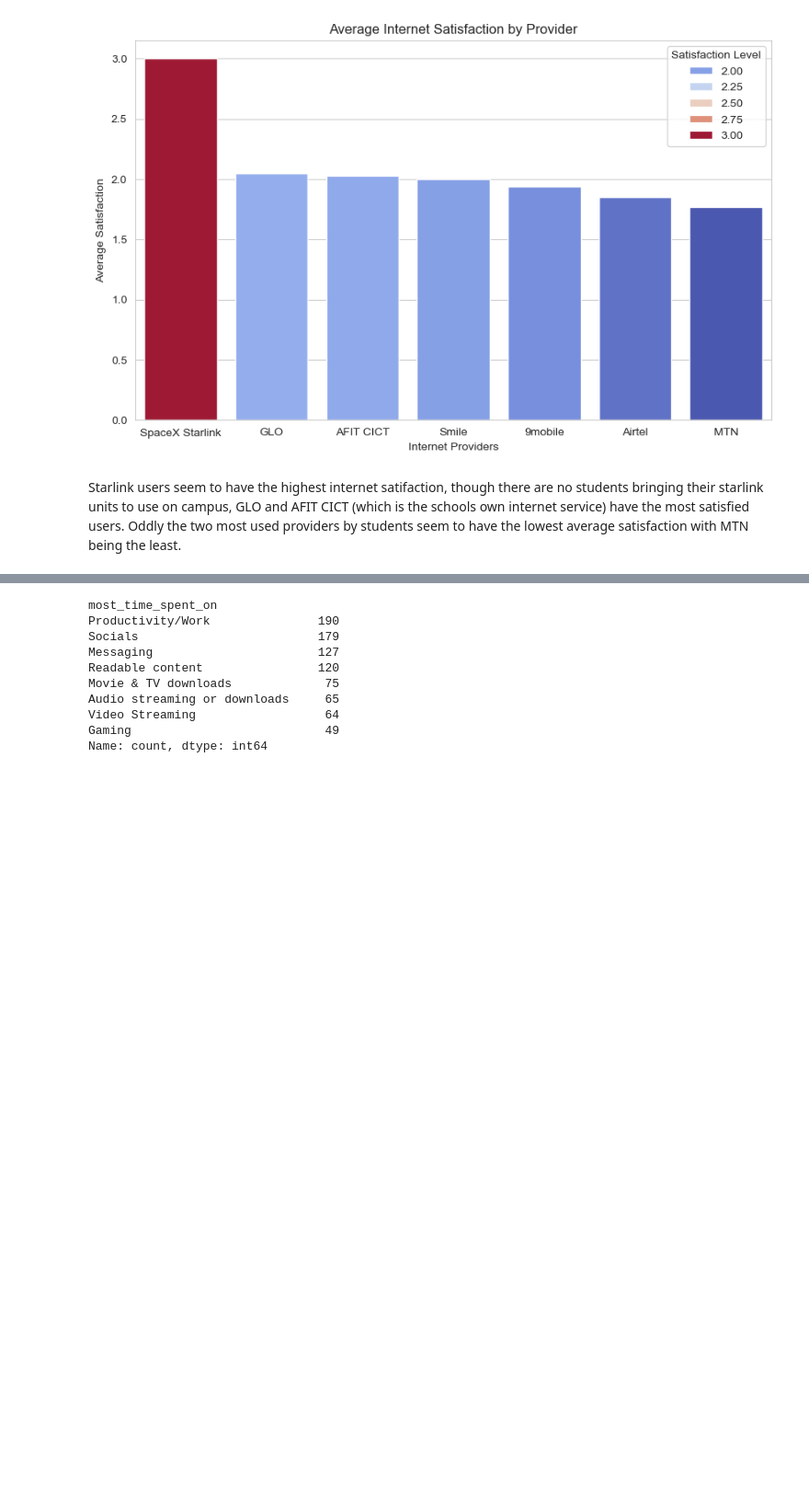
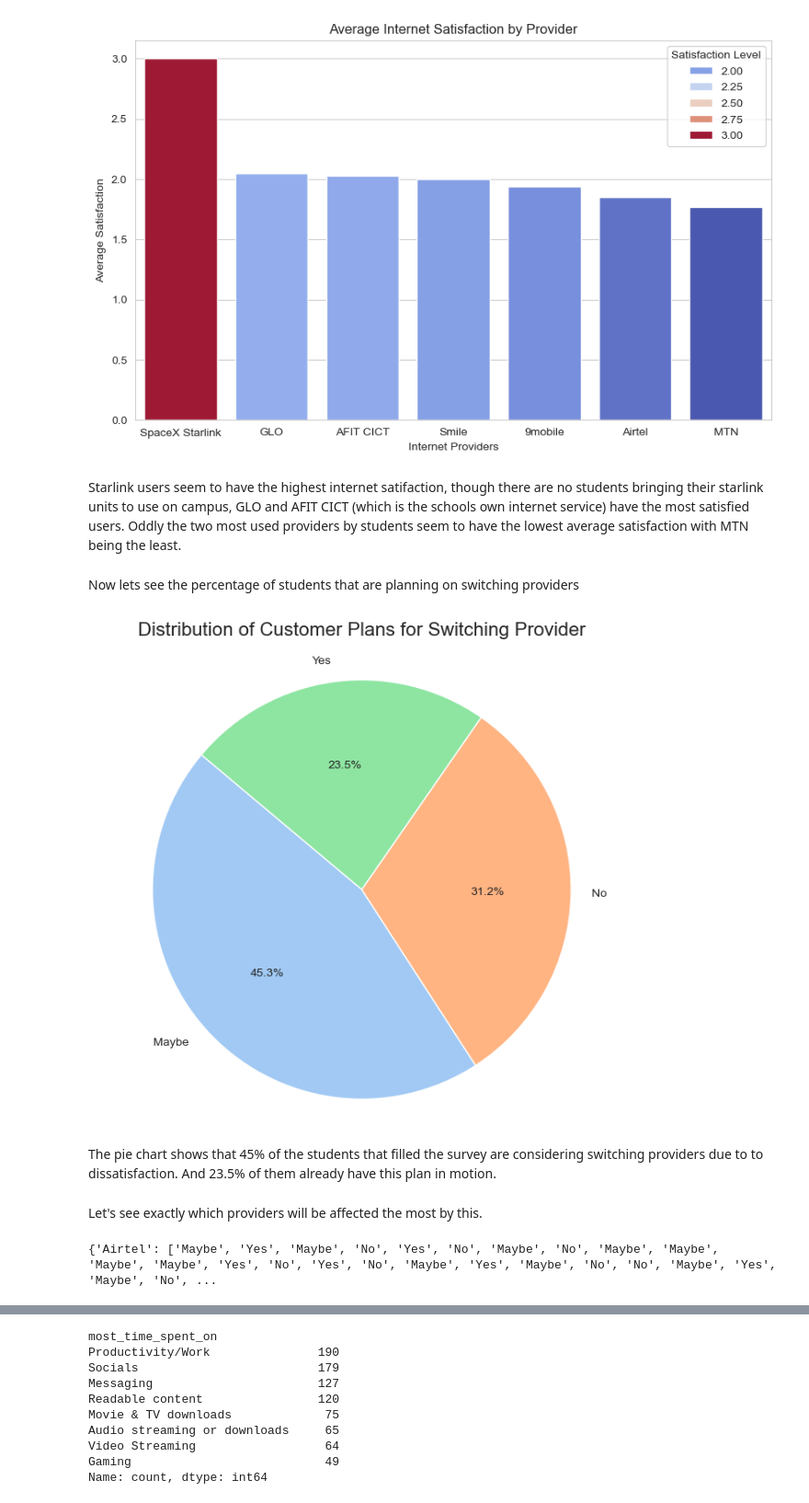
Before and after one commit to kingksjo/internet-survey, a Jupyter notebook: internet-survey.ipynb, the cells around one changed output, grey strips where cells are left out. Shown: that part at 92% size. Saved outputs shown, nothing was run; the diff lists cells and outputs as text; code cells hidden in the pictures; blank space fills up the shorter version.

Commit message:
Analyzed provider churn

```diff
--- a/internet-survey.ipynb
+++ b/internet-survey.ipynb
@@ -171,3 +171,33 @@ plt.show()
 # %% [markdown]
 Starlink users seem to have the highest internet satifaction, though there are no students bringing their starlink units to use on campus, GLO and AFIT CICT (which is the schools own internet service) have the most satisfied users.
 Oddly the two most used providers by students seem to have the lowest average satisfaction with MTN being the least.
+# %% [markdown]
+Now lets see the percentage of students that are planning on switching providers
+# %%
+plan_to_switch_provider = data["planning_to_switch_provider"].value_counts()
+
+plt.figure(figsize=(8, 7))
+plt.pie(plan_to_switch_provider, labels=plan_to_switch_provider.index, autopct='%1.1f%%', startangle=140, colors=sns.color_palette("pastel"))
+plt.title('Distribution of Customer Plans for Switching Provider', fontsize=16, pad=20)
+plt.axis('equal')  # Equal aspect ratio ensures that pie is drawn as a circle.
+plt.show()
+# %% [output]
+[figure, added]
+# %% [markdown]
+The pie chart shows that 45% of the students that filled the survey are considering switching providers due to to dissatisfaction. And 23.5% of them already have this plan in motion.
+# %% [markdown]
+Let's see exactly which providers will be affected the most by this.
+# %%
+provider_churn = {provider: [] for provider in all_providers}
+
+# Iterate through the dataframe to extract churn status for each provider
+for i, row in data.iterrows():
+    providers = [p.strip() for p in row["primary_internet_providers"].split(",")]
+    churn_status = row["planning_to_switch_provider"]
+    for provider in providers:
+        if provider in provider_churn:
+            provider_churn[provider].append(churn_status)
+
+print(provider_churn)
+# %% [output]
+{'Airtel': ['Maybe', 'Yes', 'Maybe', 'No', 'Yes', 'No', 'Maybe', 'No', 'Maybe', 'Maybe', 'Maybe', 'Maybe', 'Yes', 'No', 'Yes', 'No', 'Maybe', 'Yes', 'Maybe', 'No', 'No', 'Maybe', 'Yes', 'Maybe', 'No', ...
```
Also changed, not shown: parts of 1 cell of this notebook.
